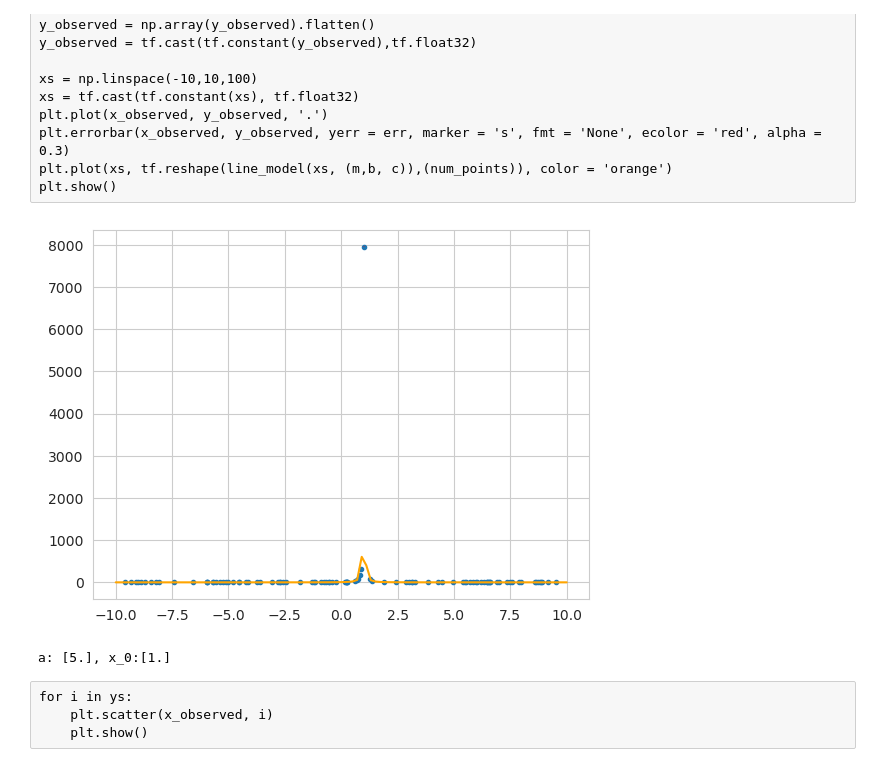
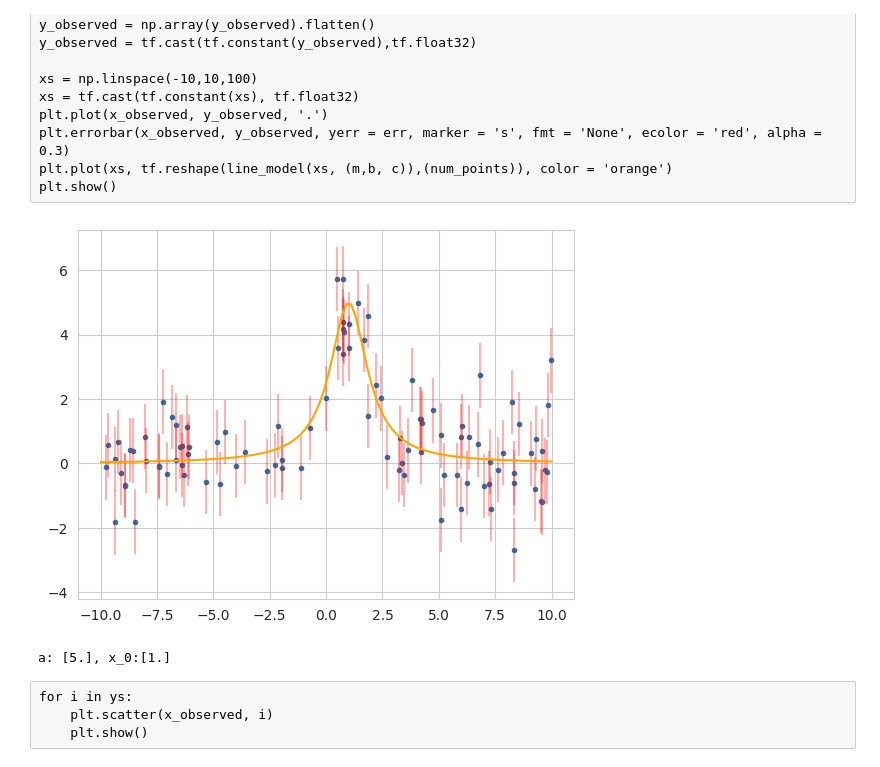
Before and after one commit to mtamar/linear_glens, a Jupyter notebook: tensorflow_implementation/line_fit_marcos.ipynb, the cells around one changed output. Cells and saved outputs as stored; diff of their text form; code cells hidden in the pictures.

```diff
--- a/tensorflow_implementation/line_fit_marcos.ipynb
+++ b/tensorflow_implementation/line_fit_marcos.ipynb
@@ -159,7 +150,7 @@ plt.show()
 a = 5
 x_o = 1
 err= 1
-delta = 0.00001
+delta = 1
 %matplotlib inline
 num_points = 100
 
@@ -172,34 +163,34 @@ def line_model(x, params):
 
 
 def line_noisy(x, params):
     return line_model(x,params) + np.random.normal(0, np.sqrt(err), len(x))
 
 xs = np.linspace(-10, 10, 100)
 
 x_observed = np.random.uniform(-10,10,num_points)
 
 x_observed = tf.cast(tf.constant(x_observed), tf.float32)
 a = tf.cast(tf.constant([a]),tf.float32)
 x_o = tf.cast(tf.constant([x_o]),tf.float32)
 err = tf.cast(tf.constant(err), tf.float32)
 
 
 y_observed = line_noisy(x_observed, (a, x_o))
 y_observed = np.array(y_observed).flatten()
 y_observed = tf.cast(tf.constant(y_observed),tf.float32)
 
 
 
 xs = np.linspace(-10,10,100)
 xs = tf.cast(tf.constant(xs), tf.float32)
 plt.plot(x_observed, y_observed, '.')
 plt.errorbar(x_observed, y_observed, yerr = err, marker = 's', fmt = 'None', ecolor = 'red', alpha = 0.3)
 plt.plot(xs, tf.reshape(line_model(xs, (a, x_o)),(num_points)), color = 'orange')
 plt.show()
 
 print(f'a: {a}, x_0:{x_o}')
 # %% [output]
-[figure, old version]
+[figure, new version]
 a: [5.], x_0:[1.]
 # %%
 # @tf.function
```
Also changed, not shown: parts of 14 cells of this notebook.
